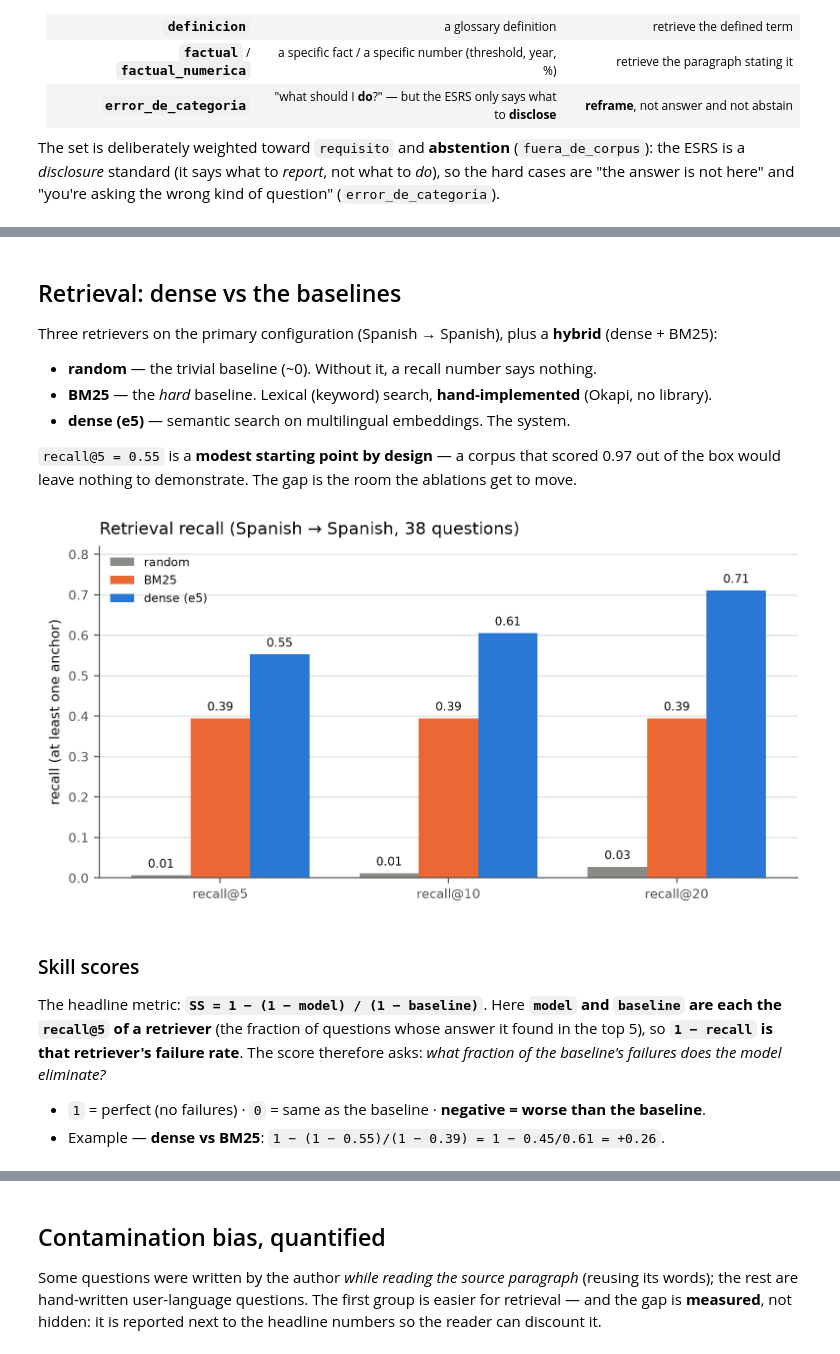
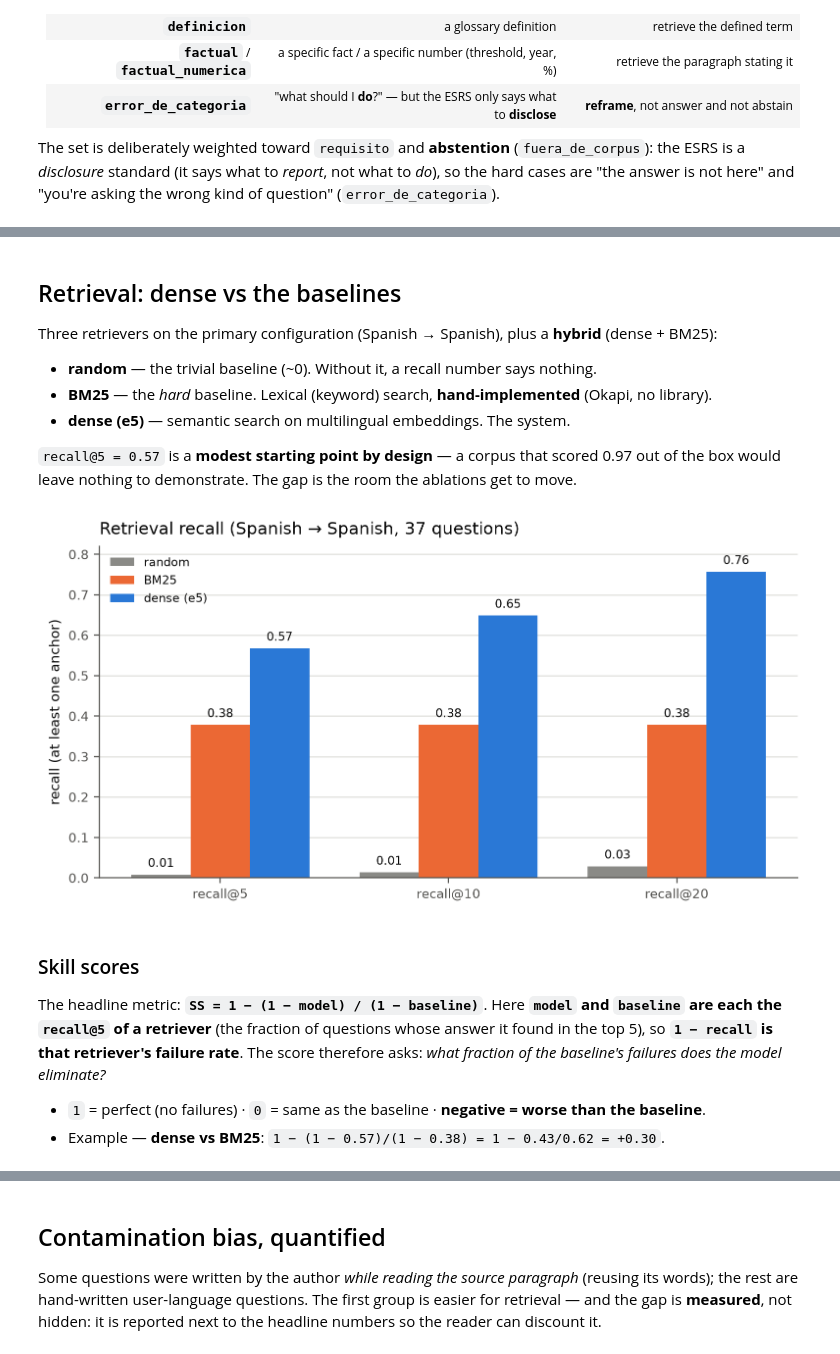
Before and after one commit to Helena-Alcolea/esrs-rag, a Jupyter notebook: notebooks/1-retrieval-evaluation.ipynb, the cells around one changed output, grey strips where cells are left out. Saved outputs shown, nothing was run; the diff lists cells and outputs as text; code cells hidden in the pictures.

```diff
--- a/notebooks/1-retrieval-evaluation.ipynb
+++ b/notebooks/1-retrieval-evaluation.ipynb
@@ -123,24 +123,24 @@ Three retrievers on the primary configuration (Spanish → Spanish), plus a **hy
 - **BM25** — the *hard* baseline. Lexical (keyword) search, **hand-implemented** (Okapi, no library).
 - **dense (e5)** — semantic search on multilingual embeddings. The system.
 
-`recall@5 = 0.55` is a **modest starting point by design** — a corpus that scored 0.97 out of the
+`recall@5 = 0.57` is a **modest starting point by design** — a corpus that scored 0.97 out of the
 box would leave nothing to demonstrate. The gap is the room the ablations get to move.
 # %%
 recs = ["aleatorio", "BM25", "denso"]
 etiq = {"aleatorio": "random", "BM25": "BM25", "denso": "dense (e5)"}
 ks = ["recall@5", "recall@10", "recall@20"]
 x = np.arange(len(ks)); w = 0.26
 fig, ax = plt.subplots(figsize=(7.2, 3.8))
 for i, r in enumerate(recs):
     vals = [ES["recuperadores"][r][k] for k in ks]
     b = ax.bar(x + (i-1)*w, vals, w, label=etiq[r], color=COL[r])
     _etiqueta_barras(ax, b)
-_limpia(ax, "Retrieval recall (Spanish → Spanish, 38 questions)", "recall (at least one anchor)", 0.82)
+_limpia(ax, "Retrieval recall (Spanish → Spanish, 37 questions)", "recall (at least one anchor)", 0.82)
 ax.set_xticks(x); ax.set_xticklabels(ks)
 ax.legend(frameon=False, loc="upper left", fontsize=8)
 plt.tight_layout(); plt.show()
 # %% [output]
-[figure, old version]
+[figure, new version]
 # %% [markdown]
 ### Skill scores
 
@@ -150,7 +150,7 @@ so **`1 − recall` is that retriever's failure rate**. The score therefore asks
 the baseline's failures does the model eliminate?*
 
 - `1` = perfect (no failures) · `0` = same as the baseline · **negative = worse than the baseline**.
-- Example — **dense vs BM25**: `1 − (1 − 0.55)/(1 − 0.39) = 1 − 0.45/0.61 = +0.26`.
+- Example — **dense vs BM25**: `1 − (1 − 0.57)/(1 − 0.38) = 1 − 0.43/0.62 = +0.30`.
 # %%
 ss = ES["skill_scores"]
 pares = [("dense vs random", ss["denso_vs_aleatorio"], COL["denso"]),
```
Also changed, not shown: parts of 12 cells of this notebook, 1 other file.
